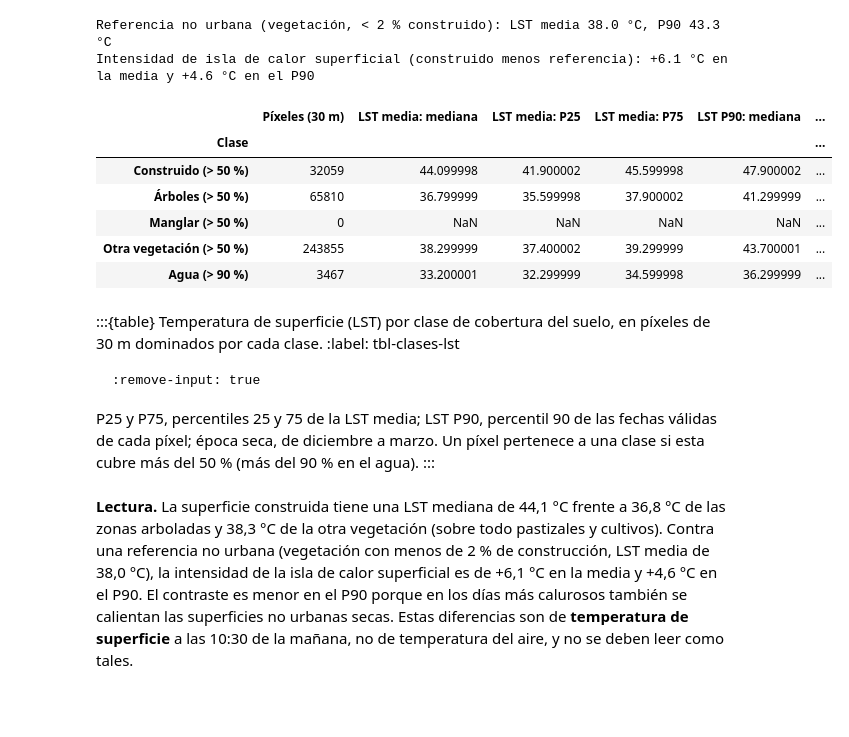
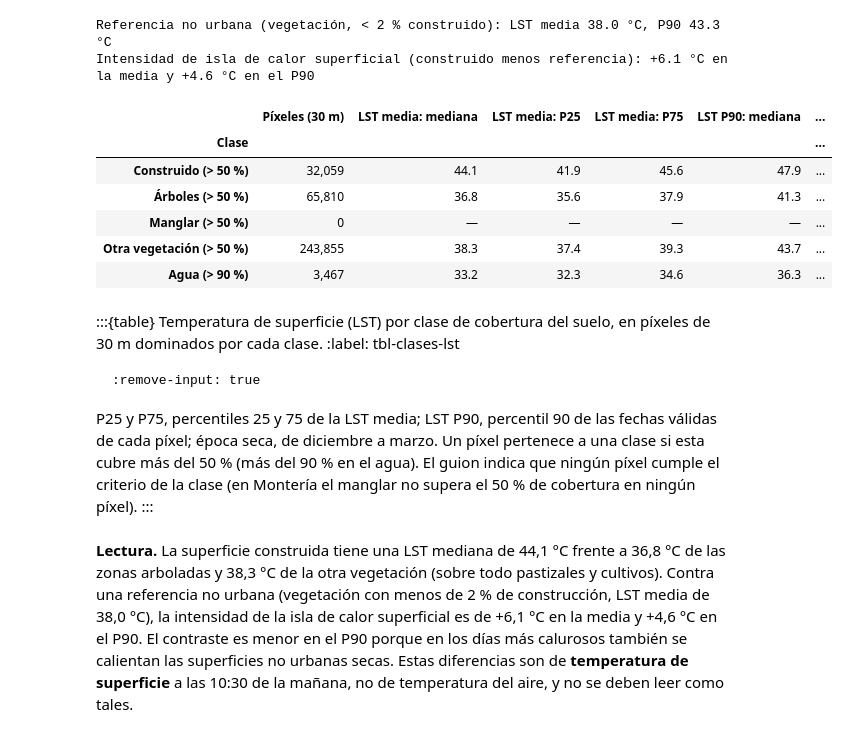
Before and after one commit to scr-ungrd/cuadernos-reproducibles-crc001, a Jupyter notebook: article.ipynb, the cells around one changed output. Drawn from its saved outputs; the diff is of its cells as text; code cells hidden in the pictures; blank space fills up the shorter version.

````diff
--- a/article.ipynb
+++ b/article.ipynb
@@ -879,15 +879,19 @@ print(f'Intensidad de isla de calor superficial (construido menos referencia): {
 Referencia no urbana (vegetación, < 2 % construido): LST media 38.0 °C, P90 43.3 °C
 Intensidad de isla de calor superficial (construido menos referencia): +6.1 °C en la media y +4.6 °C en el P90
 # %%
-(df_clases).set_index('Clase')
+_t = df_clases.set_index('Clase')
+_t['Píxeles (30 m)'] = _t['Píxeles (30 m)'].map('{:,.0f}'.format)
+for _c in _t.columns[1:]:
+    _t[_c] = _t[_c].map(lambda v: '—' if pd.isna(v) else f'{v:.1f}')
+_t
 # %% [output]
 |  | Píxeles (30 m) | LST media: mediana | LST media: P25 | LST media: P75 | LST P90: mediana | ... |
 | Clase |  |  |  |  |  | ... |
-| Construido (> 50 %) | 32059 | 44.099998 | 41.900002 | 45.599998 | 47.900002 | ... |
-| Árboles (> 50 %) | 65810 | 36.799999 | 35.599998 | 37.900002 | 41.299999 | ... |
-| Manglar (> 50 %) | 0 | NaN | NaN | NaN | NaN | ... |
-| Otra vegetación (> 50 %) | 243855 | 38.299999 | 37.400002 | 39.299999 | 43.700001 | ... |
-| Agua (> 90 %) | 3467 | 33.200001 | 32.299999 | 34.599998 | 36.299999 | ... |
+| Construido (> 50 %) | 32,059 | 44.1 | 41.9 | 45.6 | 47.9 | ... |
+| Árboles (> 50 %) | 65,810 | 36.8 | 35.6 | 37.9 | 41.3 | ... |
+| Manglar (> 50 %) | 0 | — | — | — | — | ... |
+| Otra vegetación (> 50 %) | 243,855 | 38.3 | 37.4 | 39.3 | 43.7 | ... |
+| Agua (> 90 %) | 3,467 | 33.2 | 32.3 | 34.6 | 36.3 | ... |
 # %% [markdown]
 :::{table} Temperatura de superficie (LST) por clase de cobertura del suelo, en píxeles de 30 m dominados por cada clase.
 :label: tbl-clases-lst
@@ -896,7 +900,7 @@ Intensidad de isla de calor superficial (construido menos referencia): +6.1 °C
 :remove-input: true
 ```
 
-P25 y P75, percentiles 25 y 75 de la LST media; LST P90, percentil 90 de las fechas válidas de cada píxel; época seca, de diciembre a marzo. Un píxel pertenece a una clase si esta cubre más del 50 % (más del 90 % en el agua).
+P25 y P75, percentiles 25 y 75 de la LST media; LST P90, percentil 90 de las fechas válidas de cada píxel; época seca, de diciembre a marzo. Un píxel pertenece a una clase si esta cubre más del 50 % (más del 90 % en el agua). El guion indica que ningún píxel cumple el criterio de la clase (en Montería el manglar no supera el 50 % de cobertura en ningún píxel).
 :::
 # %% [markdown]
 **Lectura.** La superficie construida tiene una LST mediana de 44,1 °C frente a 36,8 °C de las zonas arboladas y 38,3 °C de la otra vegetación (sobre todo pastizales y cultivos). Contra una referencia no urbana (vegetación con menos de 2 % de construcción, LST media de 38,0 °C), la intensidad de la isla de calor superficial es de +6,1 °C en la media y +4,6 °C en el P90. El contraste es menor en el P90 porque en los días más calurosos también se calientan las superficies no urbanas secas. Estas diferencias son de **temperatura de superficie** a las 10:30 de la mañana, no de temperatura del aire, y no se deben leer como tales.
````
Also changed, not shown: parts of 3 cells of this notebook.
